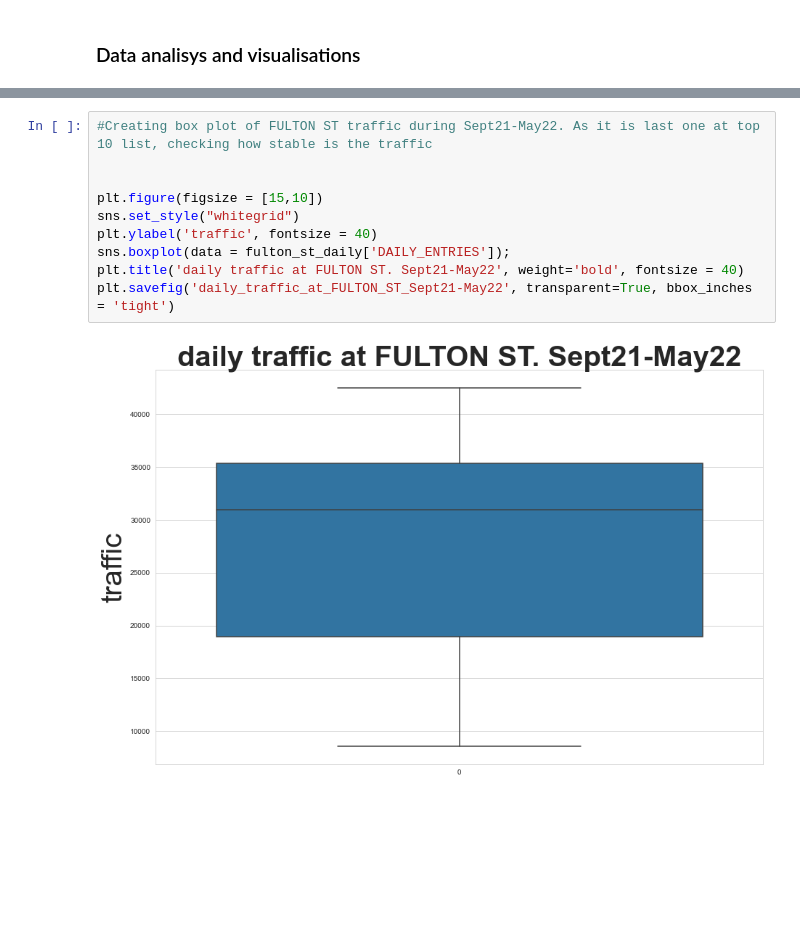
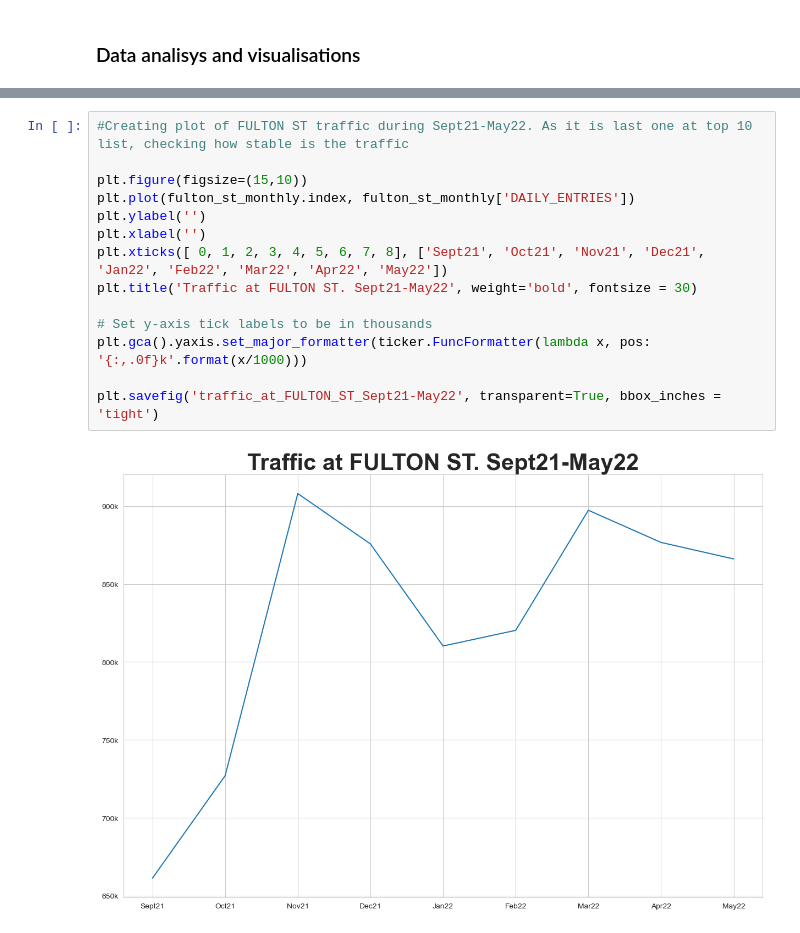
Before and after one commit to Krystkowiakk/Top-10-Stations-for-MTA-Advertising, a Jupyter notebook: METIS_Krystkowiak_Krystian_Project_1_EDA.ipynb, the cells around one changed output, grey strips where cells are left out. Saved outputs shown, nothing was run; the diff lists cells and outputs as text; blank space fills up the shorter version.

```diff
--- a/METIS_Krystkowiak_Krystian_Project_1_EDA.ipynb
+++ b/METIS_Krystkowiak_Krystian_Project_1_EDA.ipynb
@@ -268,12 +280,16 @@ plt.savefig('traffic_at_FULTON_ST_Sept21-May22', transparent=True, bbox_inches =
-# %%
-#Creating box plot of FULTON ST traffic during Sept21-May22. As it is last one at top 10 list, checking how stable is the traffic
-
-
-plt.figure(figsize = [15,10])
-sns.set_style("whitegrid")
-plt.ylabel('traffic', fontsize = 40)
-sns.boxplot(data = fulton_st_daily['DAILY_ENTRIES']);
-plt.title('daily traffic at FULTON ST. Sept21-May22', weight='bold', fontsize = 40)
-plt.savefig('daily_traffic_at_FULTON_ST_Sept21-May22', transparent=True, bbox_inches = 'tight')
-# %% [output]
-[figure, removed]
+# %%
+#Creating plot of FULTON ST traffic during Sept21-May22. As it is last one at top 10 list, checking how stable is the traffic
+
+plt.figure(figsize=(15,10))
+plt.plot(fulton_st_monthly.index, fulton_st_monthly['DAILY_ENTRIES'])
+plt.ylabel('')
+plt.xlabel('')
+plt.xticks([ 0, 1, 2, 3, 4, 5, 6, 7, 8], ['Sept21', 'Oct21', 'Nov21', 'Dec21', 'Jan22', 'Feb22', 'Mar22', 'Apr22', 'May22'])
+plt.title('Traffic at FULTON ST. Sept21-May22', weight='bold', fontsize = 30)
+
+# Set y-axis tick labels to be in thousands
+plt.gca().yaxis.set_major_formatter(ticker.FuncFormatter(lambda x, pos: '{:,.0f}k'.format(x/1000)))
+
+plt.savefig('traffic_at_FULTON_ST_Sept21-May22', transparent=True, bbox_inches = 'tight')
+# %% [output]
+[figure, added]
```
Also changed, not shown: parts of 11 cells of this notebook.
